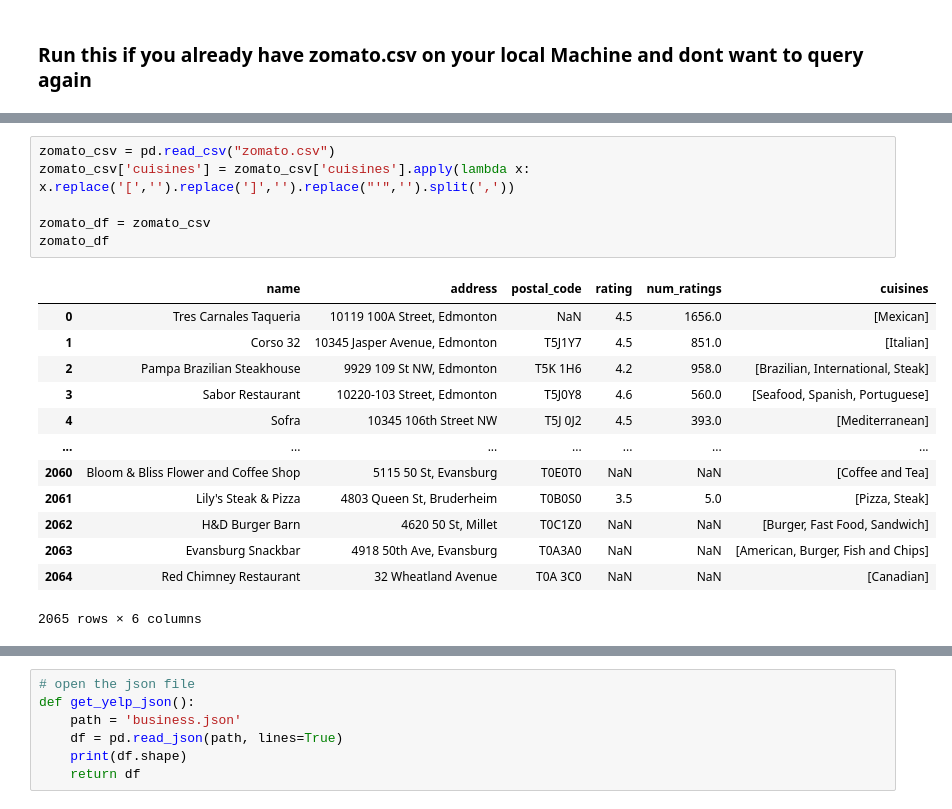
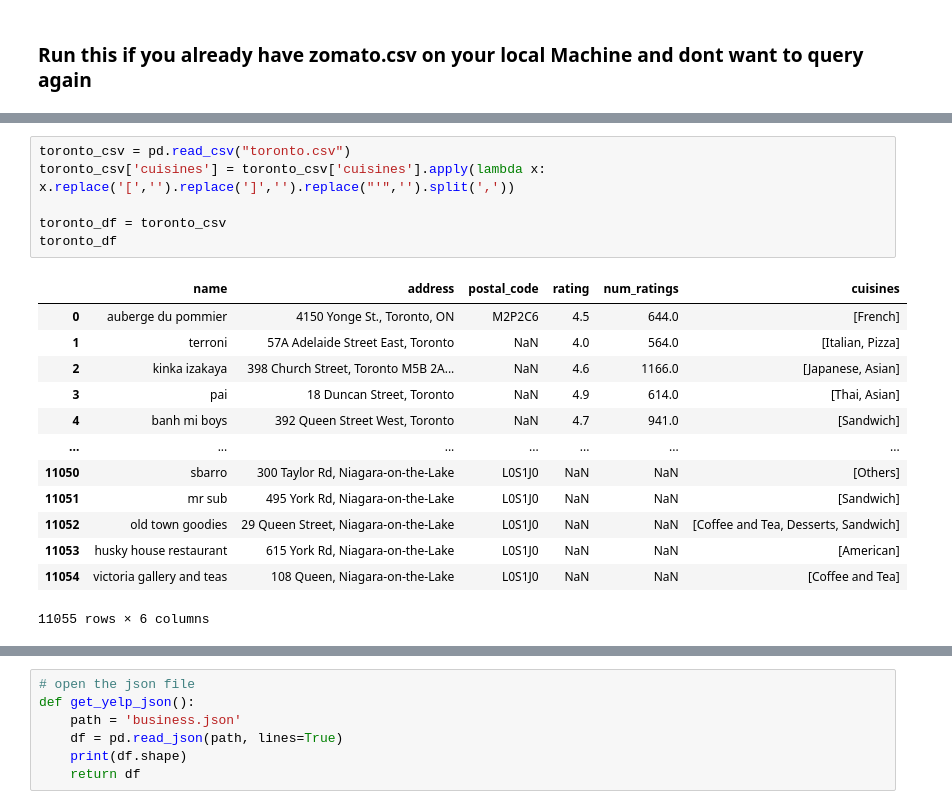
Before and after one commit to avneetgill/ensf544Project, a Jupyter notebook: Phase1.ipynb, the cells around one changed output, grey strips where cells are left out. Cells and saved outputs as stored; diff of their text form.

Commit message:
merged dataframes, i'll clean this up more tomorrow

```diff
--- a/Phase1.ipynb
+++ b/Phase1.ipynb
@@ -219,20 +250,20 @@ zomato_df.to_csv("zomato.csv",index = False)
 # %%
-zomato_csv = pd.read_csv("zomato.csv")
-zomato_csv['cuisines'] = zomato_csv['cuisines'].apply(lambda x: x.replace('[','').replace(']','').replace("'",'').split(','))
+toronto_csv = pd.read_csv("toronto.csv")
+toronto_csv['cuisines'] = toronto_csv['cuisines'].apply(lambda x: x.replace('[','').replace(']','').replace("'",'').split(','))
 
-zomato_df = zomato_csv
-zomato_df
+toronto_df = toronto_csv
+toronto_df
 # %% [output]
 |  | name | address | postal_code | rating | num_ratings | cuisines |
-| 0 | Tres Carnales Taqueria | 10119 100A Street, Edmonton | NaN | 4.5 | 1656.0 | [Mexican] |
-| 1 | Corso 32 | 10345 Jasper Avenue, Edmonton | T5J1Y7 | 4.5 | 851.0 | [Italian] |
-| 2 | Pampa Brazilian Steakhouse | 9929 109 St NW, Edmonton | T5K 1H6 | 4.2 | 958.0 | [Brazilian, International, Steak] |
-| 3 | Sabor Restaurant | 10220-103 Street, Edmonton | T5J0Y8 | 4.6 | 560.0 | [Seafood, Spanish, Portuguese] |
-| 4 | Sofra | 10345 106th Street NW | T5J 0J2 | 4.5 | 393.0 | [Mediterranean] |
+| 0 | auberge du pommier | 4150 Yonge St., Toronto, ON | M2P2C6 | 4.5 | 644.0 | [French] |
+| 1 | terroni | 57A Adelaide Street East, Toronto | NaN | 4.0 | 564.0 | [Italian, Pizza] |
+| 2 | kinka izakaya | 398 Church Street, Toronto M5B 2A... | NaN | 4.6 | 1166.0 | [Japanese, Asian] |
+| 3 | pai | 18 Duncan Street, Toronto | NaN | 4.9 | 614.0 | [Thai, Asian] |
+| 4 | banh mi boys | 392 Queen Street West, Toronto | NaN | 4.7 | 941.0 | [Sandwich] |
 | ... | ... | ... | ... | ... | ... | ... |
-| 2060 | Bloom & Bliss Flower and Coffee Shop | 5115 50 St, Evansburg | T0E0T0 | NaN | NaN | [Coffee and Tea] |
-| 2061 | Lily's Steak & Pizza | 4803 Queen St, Bruderheim | T0B0S0 | 3.5 | 5.0 | [Pizza, Steak] |
-| 2062 | H&D Burger Barn | 4620 50 St, Millet | T0C1Z0 | NaN | NaN | [Burger, Fast Food, Sandwich] |
-| 2063 | Evansburg Snackbar | 4918 50th Ave, Evansburg | T0A3A0 | NaN | NaN | [American, Burger, Fish and Chips] |
-| 2064 | Red Chimney Restaurant | 32 Wheatland Avenue | T0A 3C0 | NaN | NaN | [Canadian] |
+| 11050 | sbarro | 300 Taylor Rd, Niagara-on-the-Lake | L0S1J0 | NaN | NaN | [Others] |
+| 11051 | mr sub | 495 York Rd, Niagara-on-the-Lake | L0S1J0 | NaN | NaN | [Sandwich] |
+| 11052 | old town goodies | 29 Queen Street, Niagara-on-the-Lake | L0S1J0 | NaN | NaN | [Coffee and Tea, Desserts, Sandwich] |
+| 11053 | husky house restaurant | 615 York Rd, Niagara-on-the-Lake | L0S1J0 | NaN | NaN | [American] |
+| 11054 | victoria gallery and teas | 108 Queen, Niagara-on-the-Lake | L0S1J0 | NaN | NaN | [Coffee and Tea] |
-2065 rows × 6 columns
+11055 rows × 6 columns
```
Also changed, not shown: parts of 11 cells of this notebook.
